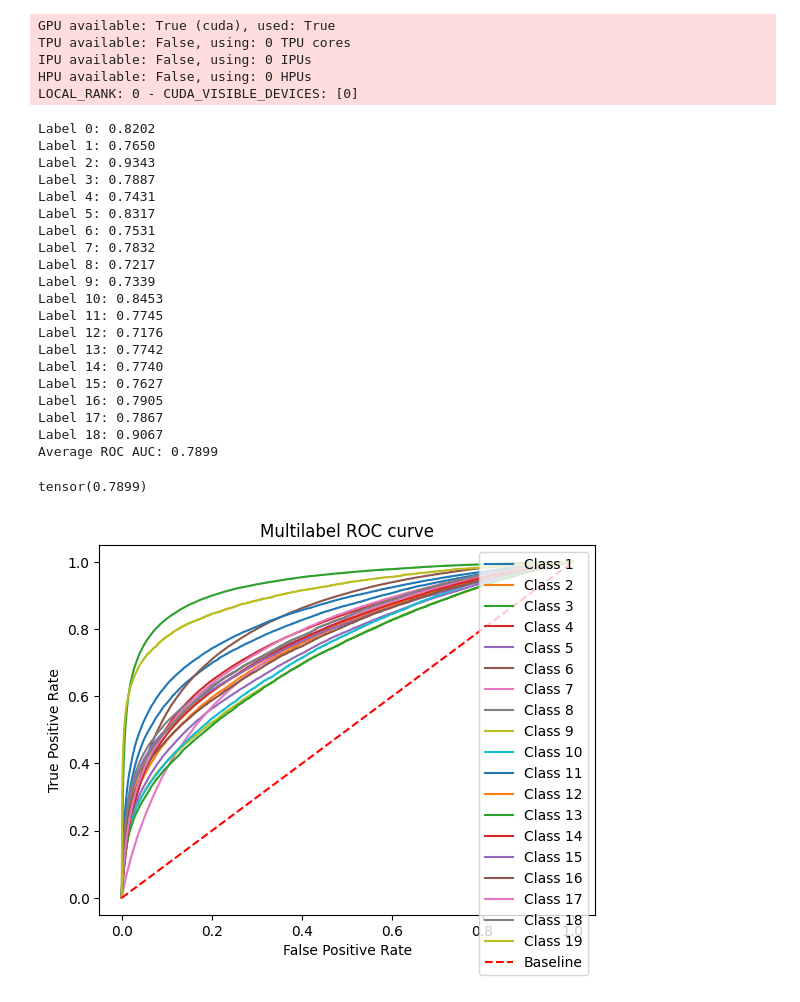
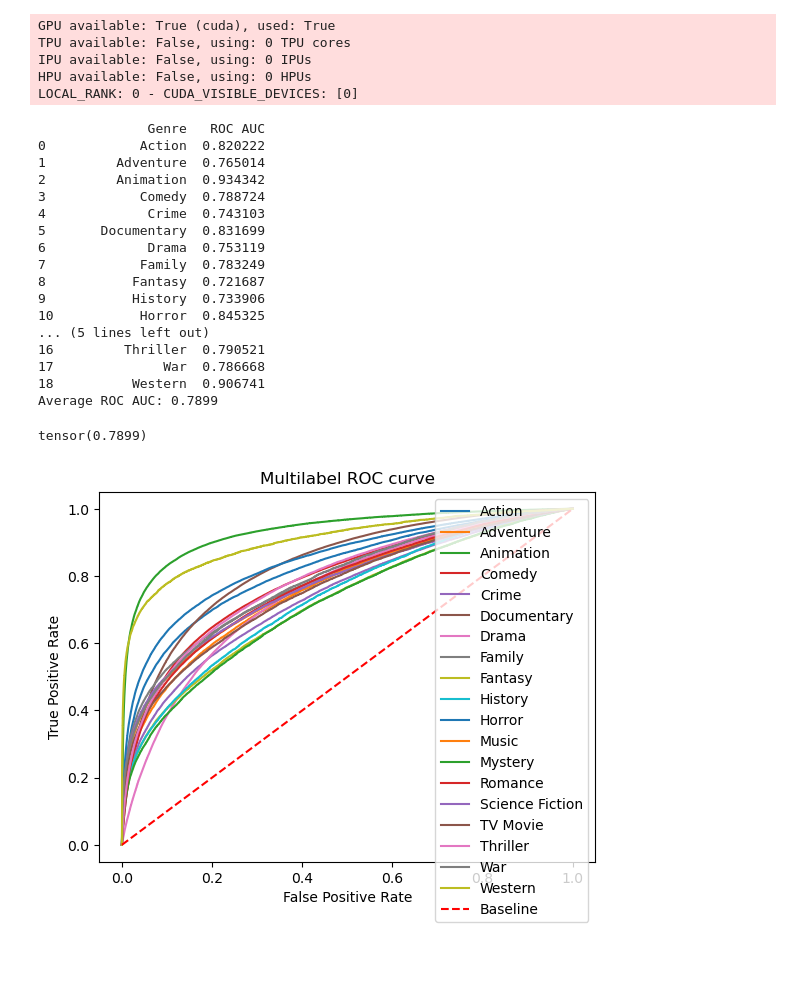
Before and after one commit to BorisLeung/STAT4012, a Jupyter notebook: transfer.ipynb, the cells around one changed output. Saved outputs shown, nothing was run; the diff lists cells and outputs as text; code cells hidden in the pictures; blank space fills up the shorter version.

```diff
--- a/transfer.ipynb
+++ b/transfer.ipynb
@@ -144,9 +148,6 @@ LOCAL_RANK: 0 - CUDA_VISIBLE_DEVICES: [0]
 all_prediction = np.load("resnet50_predictions.npz")["all_prediction"]
 # %%
 from sklearn.metrics import roc_auc_score
-
-from dataset import PosterDataset
-
 
 # Concatenate all the batches
 true_labels = df.iloc[:, 1:-1].to_numpy().astype(np.float32)
@@ -155,35 +156,33 @@ pred_probs = all_prediction
 # Calculate ROC AUC for each label
 roc_auc_scores = {}
 for i in range(true_labels.shape[1]):  # Iterate over each label
-    roc_auc_scores[f"Label {i}"] = roc_auc_score(true_labels[:, i], pred_probs[:, i])
+    roc_auc_scores[df.columns[i + 1][1:]] = roc_auc_score(
+        true_labels[:, i], pred_probs[:, i]
+    )
 
 # Print ROC AUC scores for each label
-for label, score in roc_auc_scores.items():
-    print(f"{label}: {score:.4f}")
-
+results = pd.DataFrame(roc_auc_scores.items(), columns=["Genre", "ROC AUC"])
+print(results)
 # Calculate the average ROC AUC score across all labels
 average_roc_auc = np.mean(list(roc_auc_scores.values()))
 print(f"Average ROC AUC: {average_roc_auc:.4f}")
 # %% [output]
-Label 0: 0.8202
-Label 1: 0.7650
-Label 2: 0.9343
-Label 3: 0.7887
-Label 4: 0.7431
-Label 5: 0.8317
-Label 6: 0.7531
-Label 7: 0.7832
-Label 8: 0.7217
-Label 9: 0.7339
-Label 10: 0.8453
-Label 11: 0.7745
-Label 12: 0.7176
-Label 13: 0.7742
-Label 14: 0.7740
-Label 15: 0.7627
-Label 16: 0.7905
-Label 17: 0.7867
-Label 18: 0.9067
+              Genre   ROC AUC
+0            Action  0.820222
+1         Adventure  0.765014
+2         Animation  0.934342
+3            Comedy  0.788724
+4             Crime  0.743103
+5       Documentary  0.831699
+6             Drama  0.753119
+7            Family  0.783249
+8           Fantasy  0.721687
+9           History  0.733906
+10           Horror  0.845325
+... (5 lines left out)
+16         Thriller  0.790521
+17              War  0.786668
+18          Western  0.906741
 Average ROC AUC: 0.7899
 # %%
 import torchmetrics, torch
@@ -194,16 +195,16 @@ tensor(0.7899)
 # %%
 from sklearn.metrics import roc_curve
 import matplotlib.pyplot as plt
 
 # Assuming `true_labels` and `pred_probs` are your true labels and predicted probabilities
 for i in range(true_labels.shape[1]):
     fpr, tpr, _ = roc_curve(true_labels[:, i], pred_probs[:, i])
-    plt.plot(fpr, tpr, label=f'Class {i+1}')
-plt.plot([0, 1], [0, 1], color='red', linestyle='--', label='Baseline')
-plt.xlabel('False Positive Rate')
-plt.ylabel('True Positive Rate')
-plt.title('Multilabel ROC curve')
+    plt.plot(fpr, tpr, label=df.columns[i + 1][1:])
+plt.plot([0, 1], [0, 1], color="red", linestyle="--", label="Baseline")
+plt.xlabel("False Positive Rate")
+plt.ylabel("True Positive Rate")
+plt.title("Multilabel ROC curve")
 plt.legend()
 plt.show()
 # %% [output]
-[figure, old version]
+[figure, new version]
```
Also changed, not shown: parts of 3 cells of this notebook.
